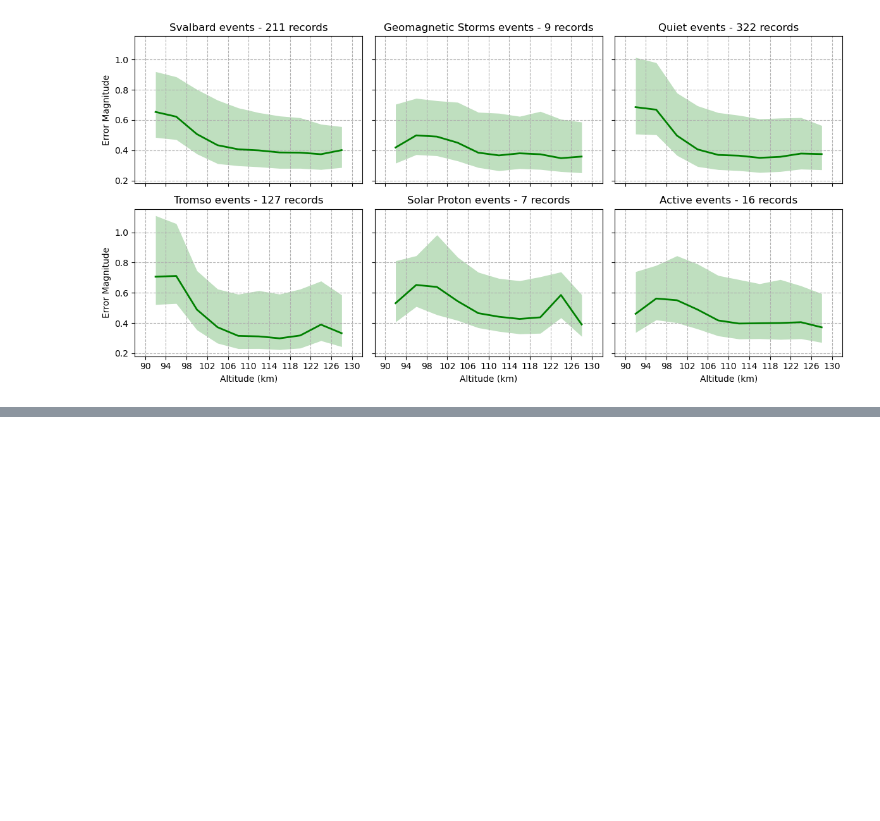
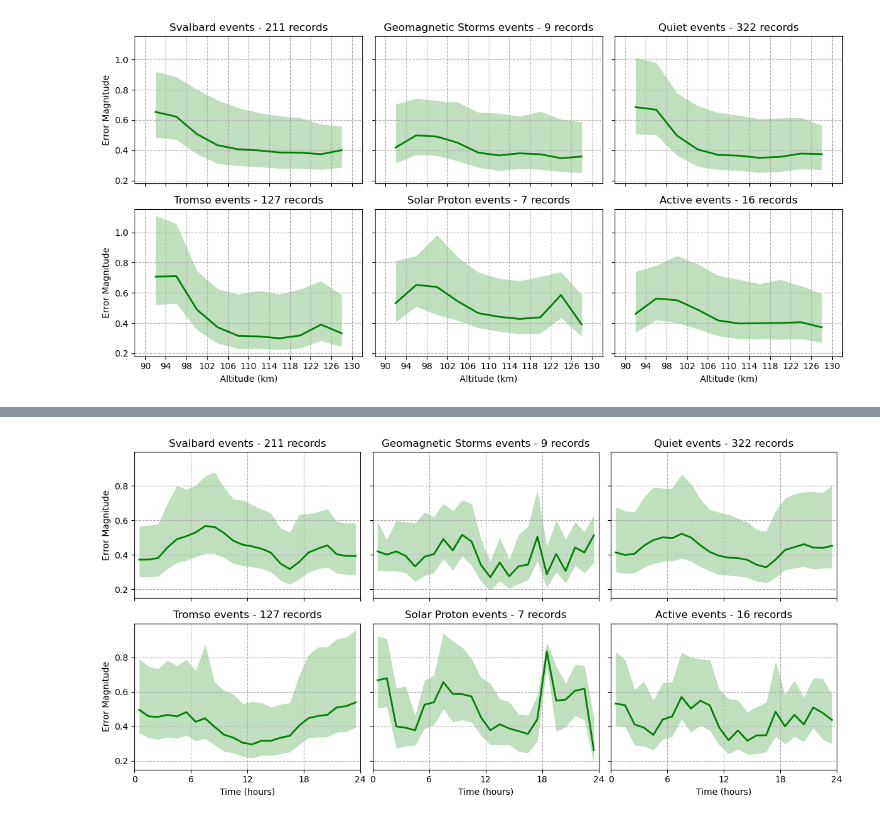
Before and after one commit to remy-guillermin/WACCM-Analysis, a Jupyter notebook: Scripts/Data-Analysis/global_error.ipynb, the cells around one changed output, grey strips where cells are left out. Cells and saved outputs as stored; diff of their text form; code cells hidden in the pictures; blank space fills up the shorter version.

```diff
--- a/Scripts/Data-Analysis/global_error.ipynb
+++ b/Scripts/Data-Analysis/global_error.ipynb
@@ -18,6 +18,7 @@ Ne_WACCM = np.array(data_df['WACCM Density']).reshape(-1,shape)
 mag_EXP = np.array(data_df['EXP Magnitude']).reshape(-1,shape)
 mag_WACCM = np.array(data_df['WACCM Magnitude']).reshape(-1,shape)
 height = np.array(data_df['Height']).reshape(-1,shape)
+time = np.array(data_df['Hours']).reshape(-1,shape)
 Date = np.array(data_df['Date']).reshape(-1,shape)[:,0]
 Svalbard = np.array(data_df ['Svalbard']).reshape(-1,shape)[:,0] == 1
 Tromso = np.array(data_df['Tromso']).reshape(-1,shape)[:,0] == 1
@@ -114,3 +115,84 @@ Mean magnitude error: 0.41 for Tromso events
 Mean magnitude error: 0.5 for Solar Proton events
 Mean magnitude error: 0.44 for Active events
 [figure]
+# %%
+fig, axs = plt.subplots(2, 3, figsize=(12, 6), sharex=True, sharey=True)
+
+
+for i in range(len(masks)):
+    mask = masks[i]
+    type = types[i]
+
+    temp_Ne_EXP = Ne_EXP[mask]
+    temp_Ne_WACCM = Ne_WACCM[mask]
+    temp_dNe_EXP = dNe_EXP[mask]
+    temp_time = time[mask]
+
+    temp_mag_EXP = mag_EXP[mask]
+    temp_mag_WACCM = mag_WACCM[mask]
+
+    temp_mag_EXP = mag_EXP[mask]
+    temp_mag_WACCM = mag_WACCM[mask]
+
+    temp_height = height[mask]
+
+    zero_mask = temp_Ne_EXP != 0
+    temp_Ne_EXP[~zero_mask] = 1
+
+    Ne_diff = np.abs(temp_Ne_EXP - temp_Ne_WACCM)
+    error_mask = Ne_diff < temp_dNe_EXP
+
+    temp_Ne_EXP[error_mask] = 1
+    temp_dNe_EXP[error_mask] = 0
+
+    dNe_fac = temp_dNe_EXP/temp_Ne_EXP
+    factor_error_mask = dNe_fac > 2
+    dNe_EXP_2 = dNe_fac
+
+    temp_Ne_EXP[factor_error_mask] = 1
+
+    zero_mask = temp_Ne_EXP != 0
+    temp_Ne_EXP[~zero_mask] = 1
+
+    value_mask = temp_Ne_EXP != 1
+
+    Ne_diff_flat = np.abs(temp_mag_EXP - temp_mag_WACCM)[value_mask]
+    time_flat = temp_time[value_mask]
+
+    mean_list = []
+    less_sigma_list = []
+    more_sigma_list = []
+
+
+    for time_bin in time_bins:
+        time_mask = time_flat == time_bin
+        mean_value = np.mean(Ne_diff_flat[time_mask])
+        mean_list.append(mean_value)
+        less_sigma_list.append(np.std(Ne_diff_flat[time_mask][Ne_diff_flat[time_mask]<mean_value]))
+        more_sigma_list.append(np.std(Ne_diff_flat[time_mask][Ne_diff_flat[time_mask]>mean_value]))
+
+    mean = np.array(mean_list)
+    less_sigma = np.array(less_sigma_list)
+    more_sigma = np.array(more_sigma_list)
+
+    x = np.array(time_bins)
+
+    axs[i // 3][i % 3].fill_between(x + time_bins[1]/2, mean-less_sigma, mean+more_sigma, color = 'green', alpha=.25, linewidth=0)
+    axs[i // 3][i % 3].plot(x + time_bins[1]/2, mean, 'green', linewidth=2)
+    axs[i // 3][i % 3].grid(linestyle='--')
+    axs[i // 3][i % 3].set_title(f'{type} events - {sum(mask)} records')
+    print(f'Mean magnitude error: {int(100*np.mean(Ne_diff_flat))/100} for {type} events')
+
+axs[1][0].set_xlabel('Time (hours)')
+axs[1][1].set_xlabel('Time (hours)')
+axs[1][2].set_xlabel('Time (hours)')
+
+axs[0][0].set_ylabel('Error Magnitude')
+axs[1][0].set_ylabel('Error Magnitude')
+
+plt.tight_layout()
+plt.xticks(np.linspace(0,24,5).astype(int))
+plt.xlim((0, 24))
+plt.savefig(f'../../Output/Figures/error-events-time.png')
+plt.show()
+# %% [output]
@@ -116,0 +205 @@ Mean magnitude error: 0.44 for Active events
+[figure, added]
```
Also changed, not shown: parts of 2 cells of this notebook, 7 other files.
